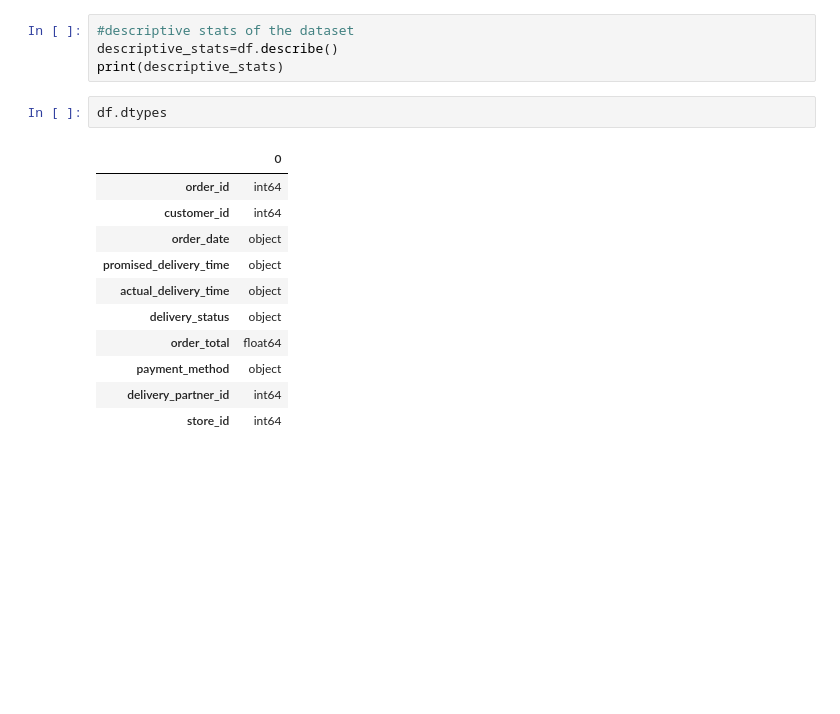
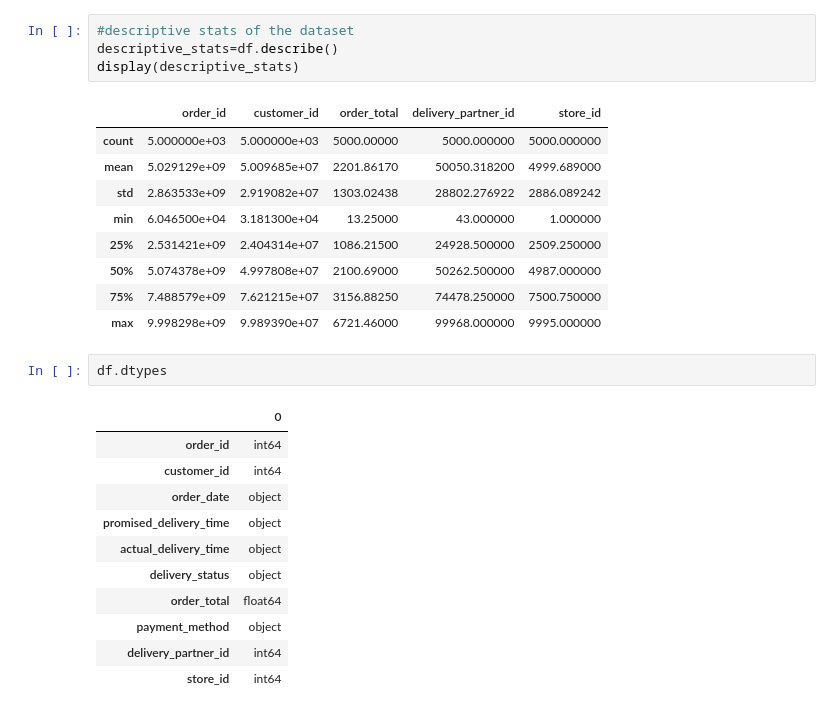
Before and after one commit to plot-masters/customer-segmentation, a Jupyter notebook: docs/notebook/customer_segmentation_model.ipynb, the cells around one changed output. Saved outputs shown, nothing was run; the diff lists cells and outputs as text; blank space fills up the shorter version.

```diff
--- a/docs/notebook/customer_segmentation_model.ipynb
+++ b/docs/notebook/customer_segmentation_model.ipynb
@@ -40,7 +58,17 @@ dtype: int64
 # %%
 #descriptive stats of the dataset
 descriptive_stats=df.describe()
-print(descriptive_stats)
+display(descriptive_stats)
+# %% [output]
+|  | order_id | customer_id | order_total | delivery_partner_id | store_id |
+| count | 5.000000e+03 | 5.000000e+03 | 5000.00000 | 5000.000000 | 5000.000000 |
+| mean | 5.029129e+09 | 5.009685e+07 | 2201.86170 | 50050.318200 | 4999.689000 |
+| std | 2.863533e+09 | 2.919082e+07 | 1303.02438 | 28802.276922 | 2886.089242 |
+| min | 6.046500e+04 | 3.181300e+04 | 13.25000 | 43.000000 | 1.000000 |
+| 25% | 2.531421e+09 | 2.404314e+07 | 1086.21500 | 24928.500000 | 2509.250000 |
+| 50% | 5.074378e+09 | 4.997808e+07 | 2100.69000 | 50262.500000 | 4987.000000 |
+| 75% | 7.488579e+09 | 7.621215e+07 | 3156.88250 | 74478.250000 | 7500.750000 |
+| max | 9.998298e+09 | 9.989390e+07 | 6721.46000 | 99968.000000 | 9995.000000 |
 # %%
 df.dtypes
 # %% [output]
```
Also changed, not shown: parts of 14 cells of this notebook, 21 other files.
